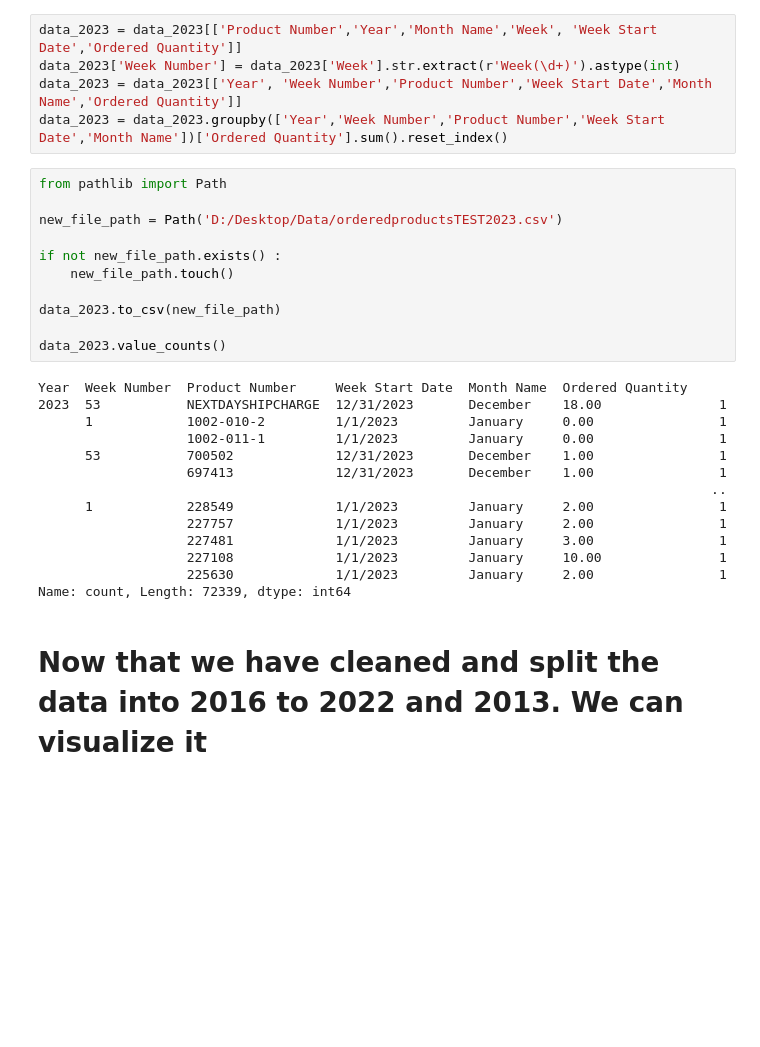
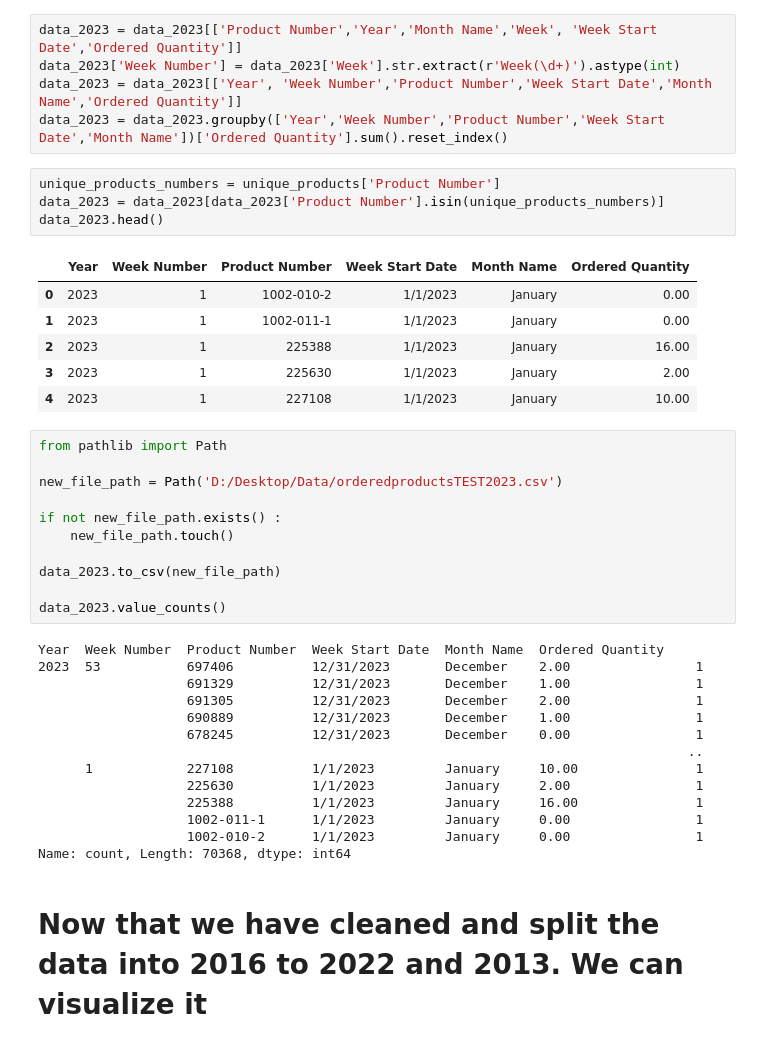
Before and after one commit to bilaalmunir/DataScience-OrderQuantity-Forecasting, a Jupyter notebook: data_cleaning.ipynb, the cells around one changed output. Drawn from its saved outputs; the diff is of its cells as text; blank space fills up the shorter version.

Commit message:
data cleaning job done(maybe)

```diff
--- a/main.ipynb
+++ b/data_cleaning.ipynb
@@ -452,6 +450,17 @@ data_2023 = data_2023[['Product Number','Year','Month Name','Week', 'Week Start
 data_2023['Week Number'] = data_2023['Week'].str.extract(r'Week(\d+)').astype(int)
 data_2023 = data_2023[['Year', 'Week Number','Product Number','Week Start Date','Month Name','Ordered Quantity']]
 data_2023 = data_2023.groupby(['Year','Week Number','Product Number','Week Start Date','Month Name'])['Ordered Quantity'].sum().reset_index()
+# %%
+unique_products_numbers = unique_products['Product Number']
+data_2023 = data_2023[data_2023['Product Number'].isin(unique_products_numbers)]
+data_2023.head()
+# %% [output]
+|  | Year | Week Number | Product Number | Week Start Date | Month Name | Ordered Quantity |
+| 0 | 2023 | 1 | 1002-010-2 | 1/1/2023 | January | 0.00 |
+| 1 | 2023 | 1 | 1002-011-1 | 1/1/2023 | January | 0.00 |
+| 2 | 2023 | 1 | 225388 | 1/1/2023 | January | 16.00 |
+| 3 | 2023 | 1 | 225630 | 1/1/2023 | January | 2.00 |
+| 4 | 2023 | 1 | 227108 | 1/1/2023 | January | 10.00 |
 # %%
 from pathlib import Path
 
@@ -464,19 +473,19 @@ data_2023.to_csv(new_file_path)
 
 data_2023.value_counts()
 # %% [output]
-Year  Week Number  Product Number     Week Start Date  Month Name  Ordered Quantity
-2023  53           NEXTDAYSHIPCHARGE  12/31/2023       December    18.00               1
-      1            1002-010-2         1/1/2023         January     0.00                1
-                   1002-011-1         1/1/2023         January     0.00                1
-      53           700502             12/31/2023       December    1.00                1
-                   697413             12/31/2023       December    1.00                1
-                                                                                      ..
-      1            228549             1/1/2023         January     2.00                1
-                   227757             1/1/2023         January     2.00                1
-                   227481             1/1/2023         January     3.00                1
-                   227108             1/1/2023         January     10.00               1
-                   225630             1/1/2023         January     2.00                1
-Name: count, Length: 72339, dtype: int64
+Year  Week Number  Product Number  Week Start Date  Month Name  Ordered Quantity
+2023  53           697406          12/31/2023       December    2.00                1
+                   691329          12/31/2023       December    1.00                1
+                   691305          12/31/2023       December    2.00                1
+                   690889          12/31/2023       December    1.00                1
+                   678245          12/31/2023       December    0.00                1
+                                                                                   ..
+      1            227108          1/1/2023         January     10.00               1
+                   225630          1/1/2023         January     2.00                1
+                   225388          1/1/2023         January     16.00               1
+                   1002-011-1      1/1/2023         January     0.00                1
+                   1002-010-2      1/1/2023         January     0.00                1
+Name: count, Length: 70368, dtype: int64
 # %% [markdown]
 # Now that we have cleaned and split the data into **2016 to 2022**  and **2013**. We can visualize it
 # %%
```
Also changed, not shown: parts of 6 cells of this notebook.
